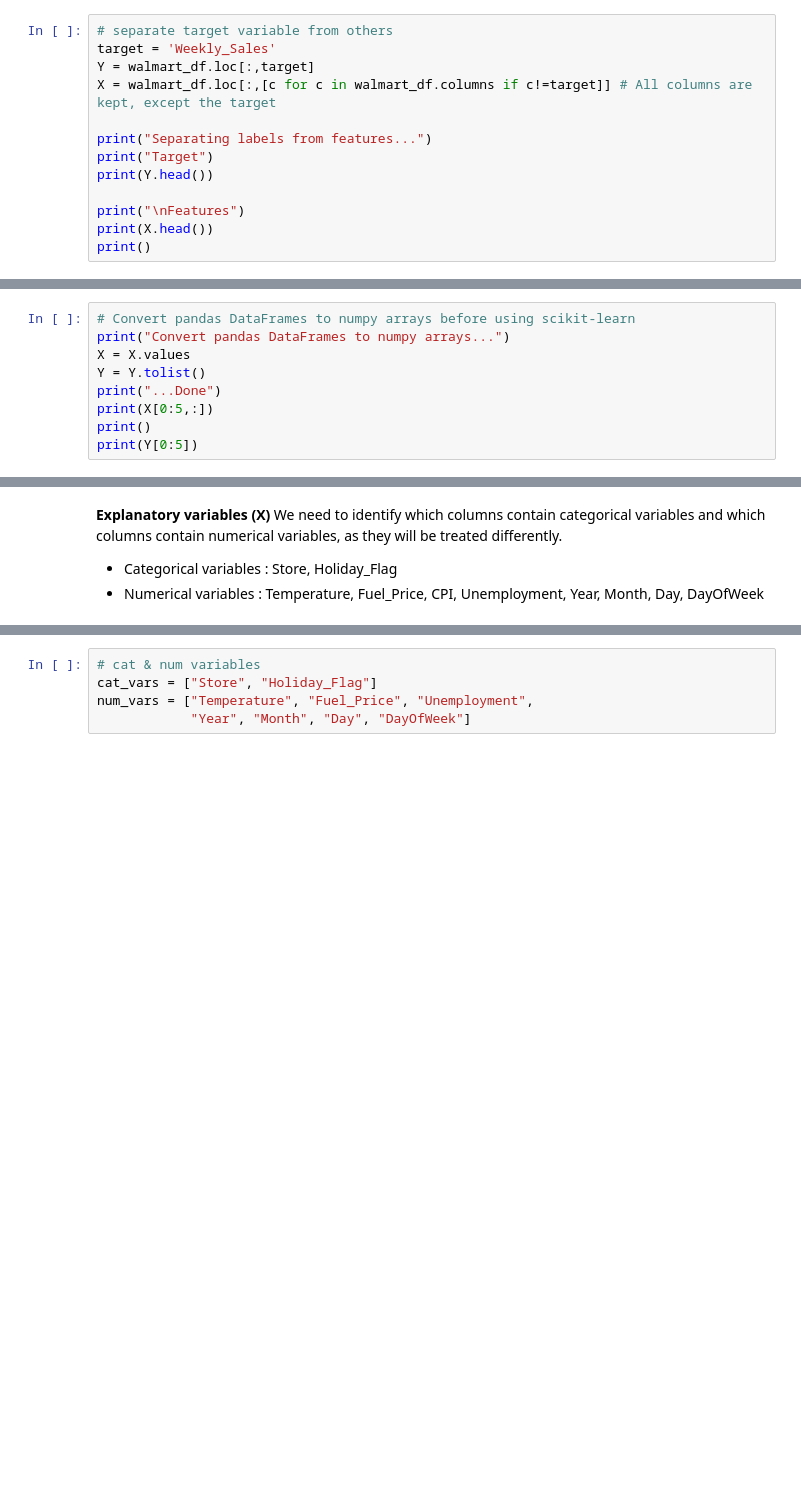
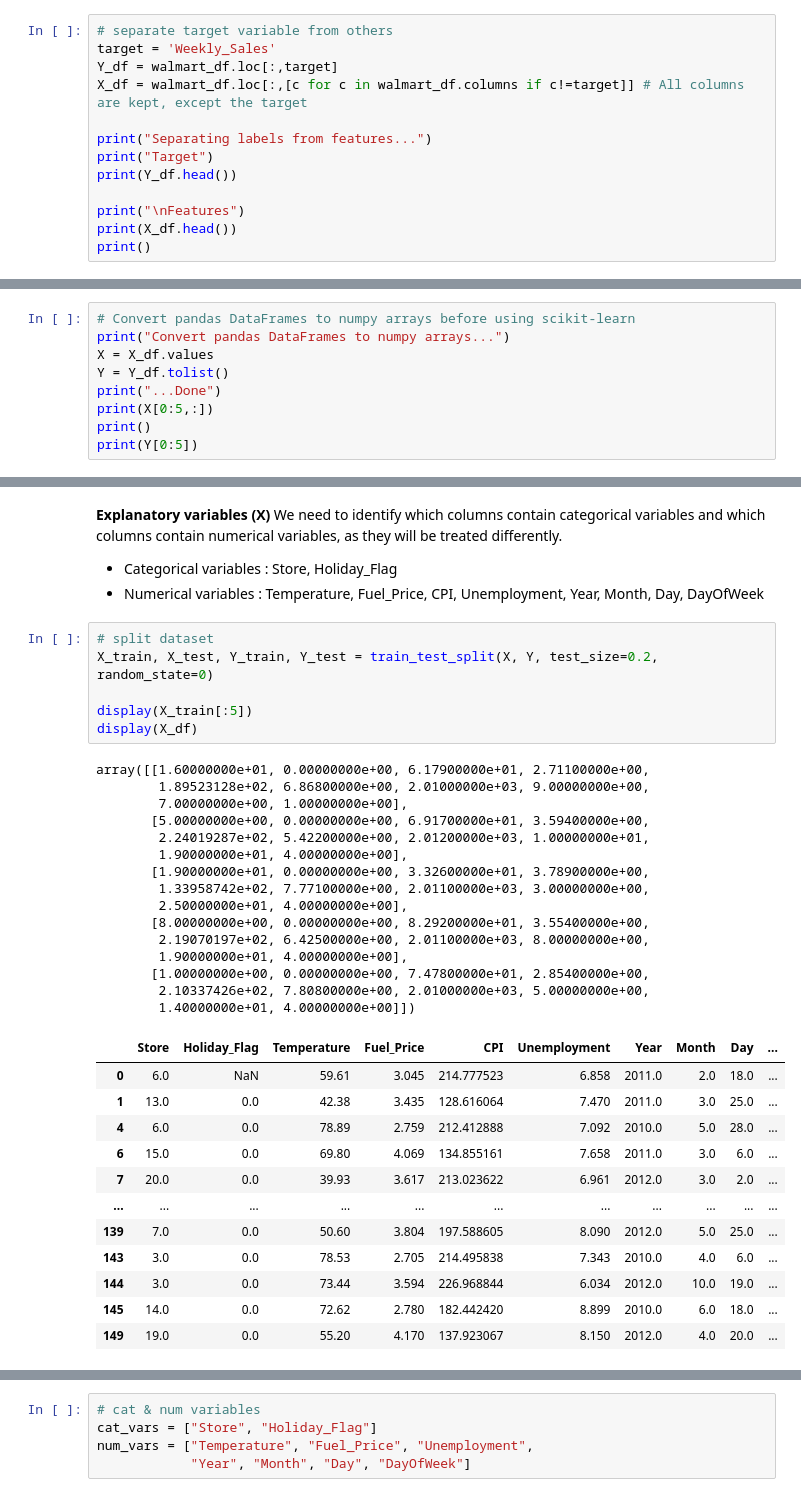
Before and after one commit to MKrouma/Jedha_Walmart-Rate-Uber, a Jupyter notebook: Walmart/notebook/part1_featureEngineering.ipynb, the cells around one changed output, grey strips where cells are left out. Cells and saved outputs as stored; diff of their text form; blank space fills up the shorter version.

```diff
--- a/Walmart/notebook/part1_featureEngineering.ipynb
+++ b/Walmart/notebook/part1_featureEngineering.ipynb
@@ -267,15 +270,15 @@ walmart_df.sample(2)
 # %%
 # separate target variable from others
 target = 'Weekly_Sales'
-Y = walmart_df.loc[:,target]
-X = walmart_df.loc[:,[c for c in walmart_df.columns if c!=target]] # All columns are kept, except the target
+Y_df = walmart_df.loc[:,target]
+X_df = walmart_df.loc[:,[c for c in walmart_df.columns if c!=target]] # All columns are kept, except the target
 
 print("Separating labels from features...")
 print("Target")
-print(Y.head())
+print(Y_df.head())
 
 print("\nFeatures")
-print(X.head())
+print(X_df.head())
 print()
 # %% [output]
 Separating labels from features...
@@ -298,8 +301,8 @@ Features
 # %%
 # Convert pandas DataFrames to numpy arrays before using scikit-learn
 print("Convert pandas DataFrames to numpy arrays...")
-X = X.values
-Y = Y.tolist()
+X = X_df.values
+Y = Y_df.tolist()
 print("...Done")
 print(X[0:5,:])
 print()
@@ -332,3 +335,37 @@ We need to identify which columns contain categorical variables and which column
 
  - Categorical variables : Store, Holiday_Flag
  - Numerical variables : Temperature, Fuel_Price, CPI, Unemployment, Year, Month, Day, DayOfWeek
+# %%
+# split dataset
+X_train, X_test, Y_train, Y_test = train_test_split(X, Y, test_size=0.2, random_state=0)
+
+display(X_train[:5])
+display(X_df)
+# %% [output]
+array([[1.60000000e+01, 0.00000000e+00, 6.17900000e+01, 2.71100000e+00,
+        1.89523128e+02, 6.86800000e+00, 2.01000000e+03, 9.00000000e+00,
+        7.00000000e+00, 1.00000000e+00],
+       [5.00000000e+00, 0.00000000e+00, 6.91700000e+01, 3.59400000e+00,
+        2.24019287e+02, 5.42200000e+00, 2.01200000e+03, 1.00000000e+01,
+        1.90000000e+01, 4.00000000e+00],
+       [1.90000000e+01, 0.00000000e+00, 3.32600000e+01, 3.78900000e+00,
+        1.33958742e+02, 7.77100000e+00, 2.01100000e+03, 3.00000000e+00,
+        2.50000000e+01, 4.00000000e+00],
+       [8.00000000e+00, 0.00000000e+00, 8.29200000e+01, 3.55400000e+00,
+        2.19070197e+02, 6.42500000e+00, 2.01100000e+03, 8.00000000e+00,
+        1.90000000e+01, 4.00000000e+00],
+       [1.00000000e+00, 0.00000000e+00, 7.47800000e+01, 2.85400000e+00,
+        2.10337426e+02, 7.80800000e+00, 2.01000000e+03, 5.00000000e+00,
+        1.40000000e+01, 4.00000000e+00]])
+|  | Store | Holiday_Flag | Temperature | Fuel_Price | CPI | Unemployment | Year | Month | Day | ... |
+| 0 | 6.0 | NaN | 59.61 | 3.045 | 214.777523 | 6.858 | 2011.0 | 2.0 | 18.0 | ... |
+| 1 | 13.0 | 0.0 | 42.38 | 3.435 | 128.616064 | 7.470 | 2011.0 | 3.0 | 25.0 | ... |
+| 4 | 6.0 | 0.0 | 78.89 | 2.759 | 212.412888 | 7.092 | 2010.0 | 5.0 | 28.0 | ... |
+| 6 | 15.0 | 0.0 | 69.80 | 4.069 | 134.855161 | 7.658 | 2011.0 | 3.0 | 6.0 | ... |
+| 7 | 20.0 | 0.0 | 39.93 | 3.617 | 213.023622 | 6.961 | 2012.0 | 3.0 | 2.0 | ... |
+| ... | ... | ... | ... | ... | ... | ... | ... | ... | ... | ... |
+| 139 | 7.0 | 0.0 | 50.60 | 3.804 | 197.588605 | 8.090 | 2012.0 | 5.0 | 25.0 | ... |
+| 143 | 3.0 | 0.0 | 78.53 | 2.705 | 214.495838 | 7.343 | 2010.0 | 4.0 | 6.0 | ... |
+| 144 | 3.0 | 0.0 | 73.44 | 3.594 | 226.968844 | 6.034 | 2012.0 | 10.0 | 19.0 | ... |
+| 145 | 14.0 | 0.0 | 72.62 | 2.780 | 182.442420 | 8.899 | 2010.0 | 6.0 | 18.0 | ... |
+| 149 | 19.0 | 0.0 | 55.20 | 4.170 | 137.923067 | 8.150 | 2012.0 | 4.0 | 20.0 | ... |
```
Also changed, not shown: parts of 13 cells of this notebook, 7 other files.
